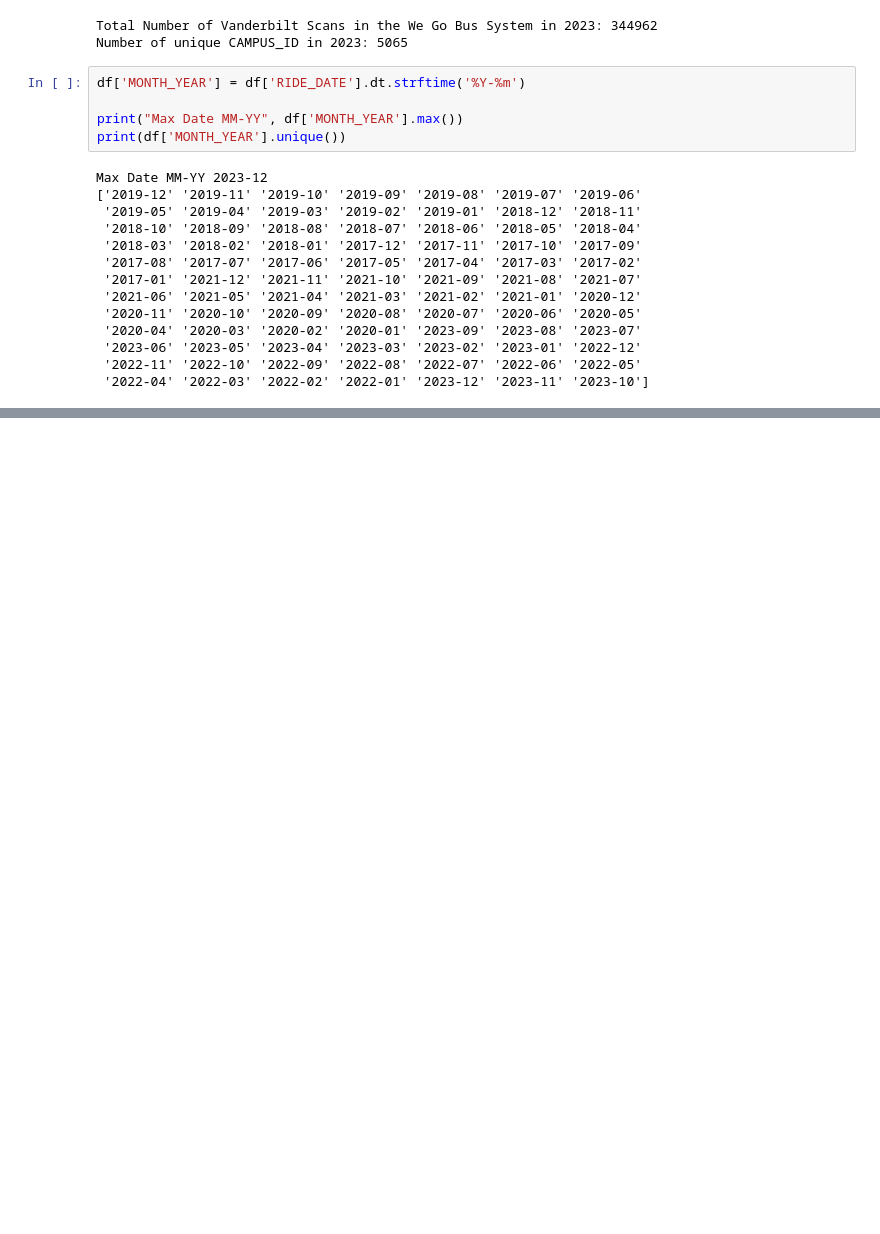
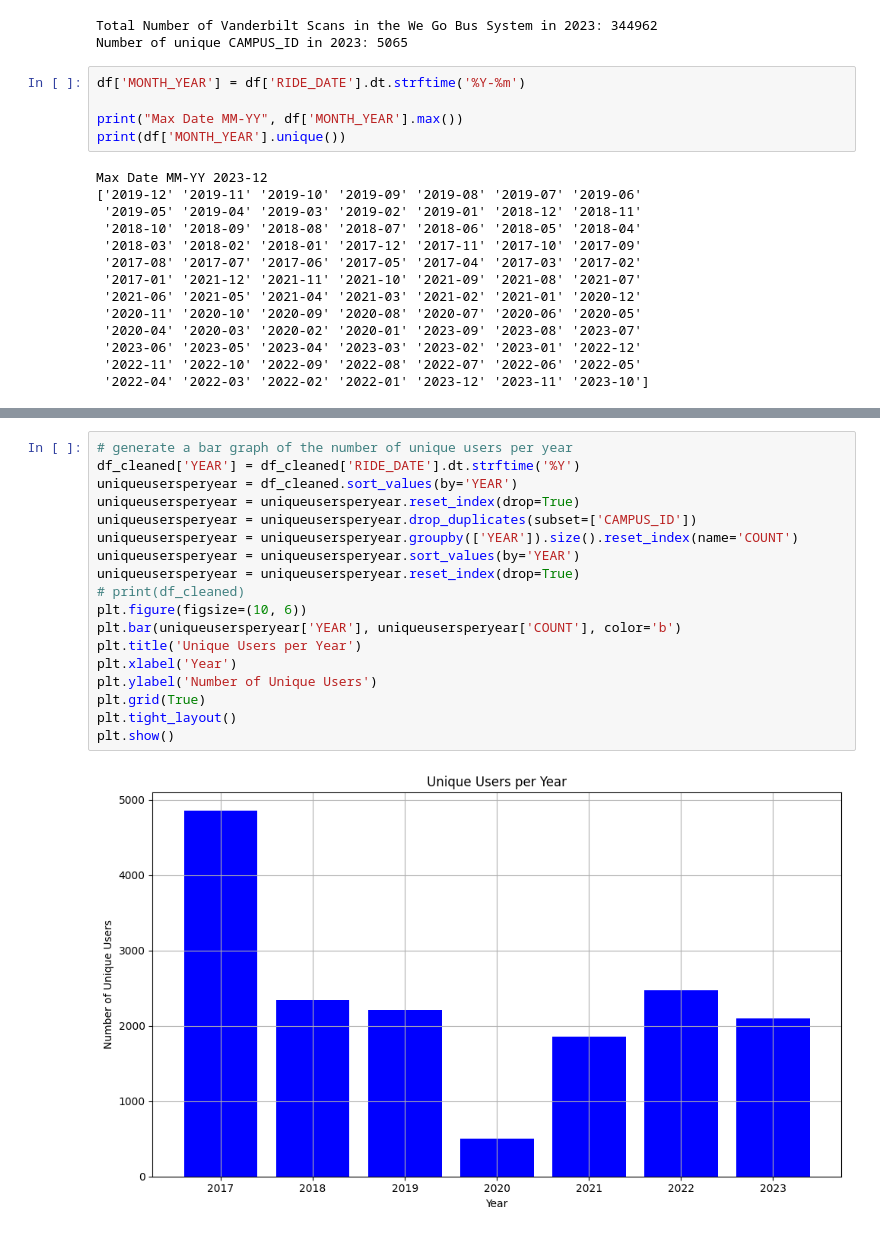
Before and after one commit to SySyAli/vanderbilt_movevu, a Jupyter notebook: testing/testing3.ipynb, the cells around one changed output, grey strips where cells are left out. Saved outputs shown, nothing was run; the diff lists cells and outputs as text; blank space fills up the shorter version.

```diff
--- a/testing/testing3.ipynb
+++ b/testing/testing3.ipynb
@@ -110,0 +218,20 @@ check_pre_grouping         CARDOFFICE_CARD_NUMBER CARD_ID_STATUS
+# %%
+# generate a bar graph of the number of unique users per year
+df_cleaned['YEAR'] = df_cleaned['RIDE_DATE'].dt.strftime('%Y')
+uniqueusersperyear = df_cleaned.sort_values(by='YEAR')
+uniqueusersperyear = uniqueusersperyear.reset_index(drop=True)
+uniqueusersperyear = uniqueusersperyear.drop_duplicates(subset=['CAMPUS_ID'])
+uniqueusersperyear = uniqueusersperyear.groupby(['YEAR']).size().reset_index(name='COUNT')
+uniqueusersperyear = uniqueusersperyear.sort_values(by='YEAR')
+uniqueusersperyear = uniqueusersperyear.reset_index(drop=True)
+# print(df_cleaned)
+plt.figure(figsize=(10, 6))
+plt.bar(uniqueusersperyear['YEAR'], uniqueusersperyear['COUNT'], color='b')
+plt.title('Unique Users per Year')
+plt.xlabel('Year')
+plt.ylabel('Number of Unique Users')
+plt.grid(True)
+plt.tight_layout()
+plt.show()
+# %% [output]
+[figure, added]
```
Also changed, not shown: parts of 12 cells of this notebook, 2 other files.
